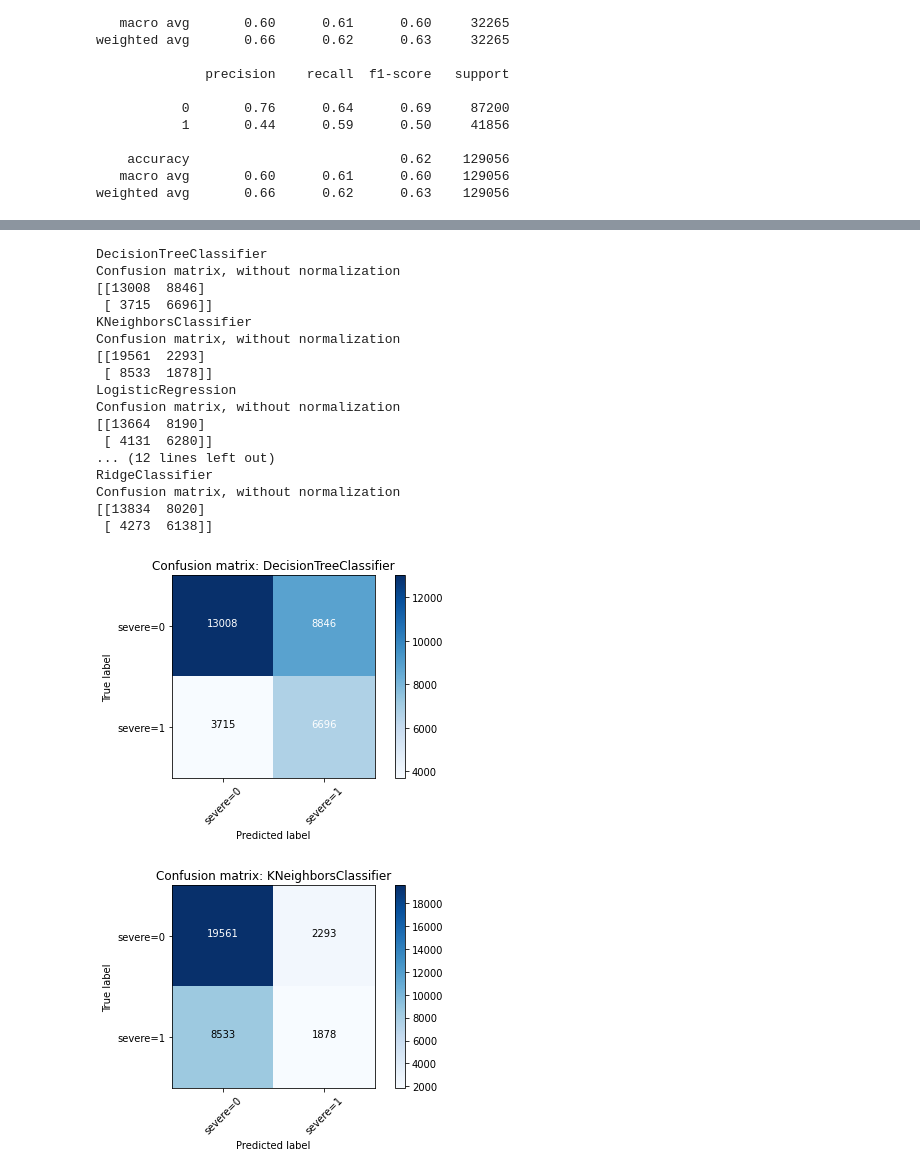
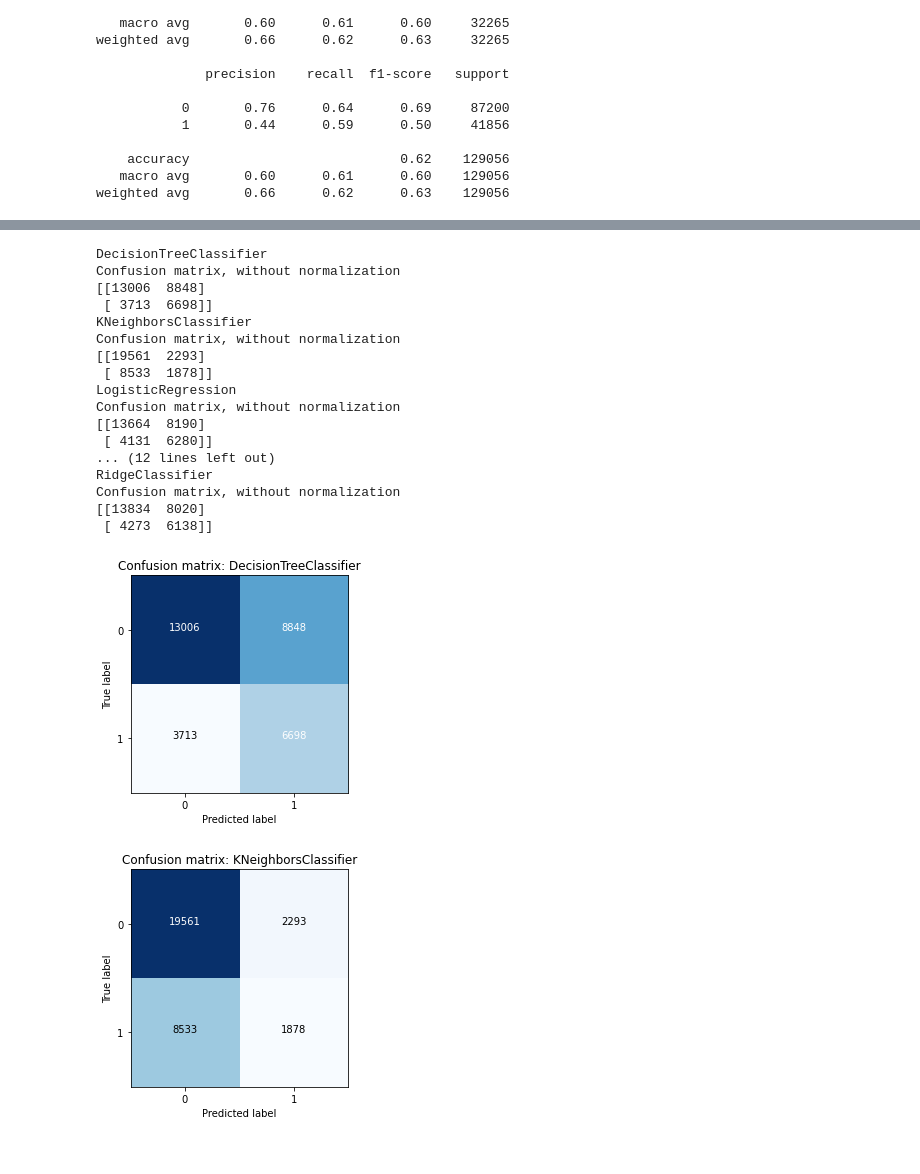
Before and after one commit to strakh/Coursera_Capstone, a Jupyter notebook: capstone.ipynb, the cells around one changed output, grey strips where cells are left out. Cells and saved outputs as stored; diff of their text form; code cells hidden in the pictures.

```diff
--- a/capstone.ipynb
+++ b/capstone.ipynb
@@ -640,12 +749,16 @@ weighted avg       0.66      0.62      0.63    129056
 # %%
 from sklearn.ensemble import GradientBoostingClassifier
 from sklearn import metrics
-gbc = GradientBoostingClassifier(random_state=0).fit(X_train, y_train)
+
+depth = gbc_scores.argmax()+d_min
+print(f"depth={depth}")
+gbc = GradientBoostingClassifier(max_depth=depth, random_state=0).fit(X_train, y_train)
 y_predict = gbc.predict(X_test)
 results[gbc] = Result(
     metrics.confusion_matrix(y_test, y_predict),
     metrics.accuracy_score(y_test, y_predict),
-    metrics.f1_score(y_test, y_predict, average='weighted')
+    metrics.f1_score(y_test, y_predict, average='weighted'),
+    metrics.log_loss(y_test, gbc.predict_proba(X_test))
     )
 print(metrics.classification_report(y_test, y_predict))
 print(metrics.classification_report(y_train, gbc.predict(X_train)))
@@ -678,7 +792,8 @@ y_predict = rfc.predict(X_test)
 results[rfc] = Result(
     metrics.confusion_matrix(y_test, y_predict),
     metrics.accuracy_score(y_test, y_predict),
-    metrics.f1_score(y_test, y_predict, average='weighted')
+    metrics.f1_score(y_test, y_predict, average='weighted'),
+    metrics.log_loss(y_test, rfc.predict_proba(X_test))
     )
 print(metrics.classification_report(y_test, y_predict))
 print(metrics.classification_report(y_train, rfc.predict(X_train)))
@@ -767,9 +882,6 @@ pd.DataFrame.from_dict(res).transpose().drop("confusion", axis=1)
 | RidgeClassifier | 0.618999 | 0.630189 | None |
 # %%
-def plot_confusion_matrix(cm, classes,
-                          normalize=False,
-                          title='Confusion matrix',
-                          cmap=plt.cm.Blues):
+def plot_confusion_matrix(cm, classes, normalize=False, title='Confusion matrix', cmap=plt.cm.Blues, axes=None):
     """
     This function prints and plots the confusion matrix.
     Normalization can be applied by setting `normalize=True`.
@@ -782,46 +894,52 @@ def plot_confusion_matrix(cm, classes,
 
     print(cm)
 
-    plt.imshow(cm, interpolation='nearest', cmap=cmap)
-    plt.title(title)
-    plt.colorbar()
+    if axes is None:
+        fig, ax = plt.subplots()
+    else:
+        ax = axes
+    ax.imshow(cm, interpolation='nearest', cmap=cmap)
+    ax.set_title(title)
+#     ax.colorbar()
     tick_marks = np.arange(len(classes))
-    plt.xticks(tick_marks, classes, rotation=45)
-    plt.yticks(tick_marks, classes)
+    ax.set_xticks(tick_marks)
+    ax.set_yticks(tick_marks)
 
     fmt = '.2f' if normalize else 'd'
     thresh = cm.max() / 2.
     for i, j in itertools.product(range(cm.shape[0]), range(cm.shape[1])):
-        plt.text(j, i, format(cm[i, j], fmt),
+        ax.text(j, i, format(cm[i, j], fmt),
                  horizontalalignment="center",
                  color="white" if cm[i, j] > thresh else "black")
 
-    plt.tight_layout()
-    plt.ylabel('True label')
-    plt.xlabel('Predicted label')
+#     ax.tight_layout()
+    ax.set_ylabel('True label')
+    ax.set_xlabel('Predicted label')
+    return fig
 # %%
 import itertools
 for model, result in res.items():
     print(model)
-    plt.figure()
-    plot_confusion_matrix(result["confusion"], classes=['severe=0','severe=1'], normalize= False, title=f'Confusion matrix: {model}')
+#     plt.figure()
+    figure = plot_confusion_matrix(result["confusion"], classes=['severe=0','severe=1'], normalize= False, title=f'Confusion matrix: {model}')
+    figure.savefig(f"confmatrix_{model}.png")
 # %% [output]
 DecisionTreeClassifier
 Confusion matrix, without normalization
-[[13008  8846]
- [ 3715  6696]]
+[[13006  8848]
+ [ 3713  6698]]
 KNeighborsClassifier
 Confusion matrix, without normalization
 [[19561  2293]
  [ 8533  1878]]
 LogisticRegression
 Confusion matrix, without normalization
 [[13664  8190]
  [ 4131  6280]]
 ... (12 lines left out)
 RidgeClassifier
 Confusion matrix, without normalization
 [[13834  8020]
  [ 4273  6138]]
-[figure, old version]
+[figure, new version]
-[figure, old version]
+[figure, new version]
```
Also changed, not shown: parts of 20 cells of this notebook, 26 other files.
